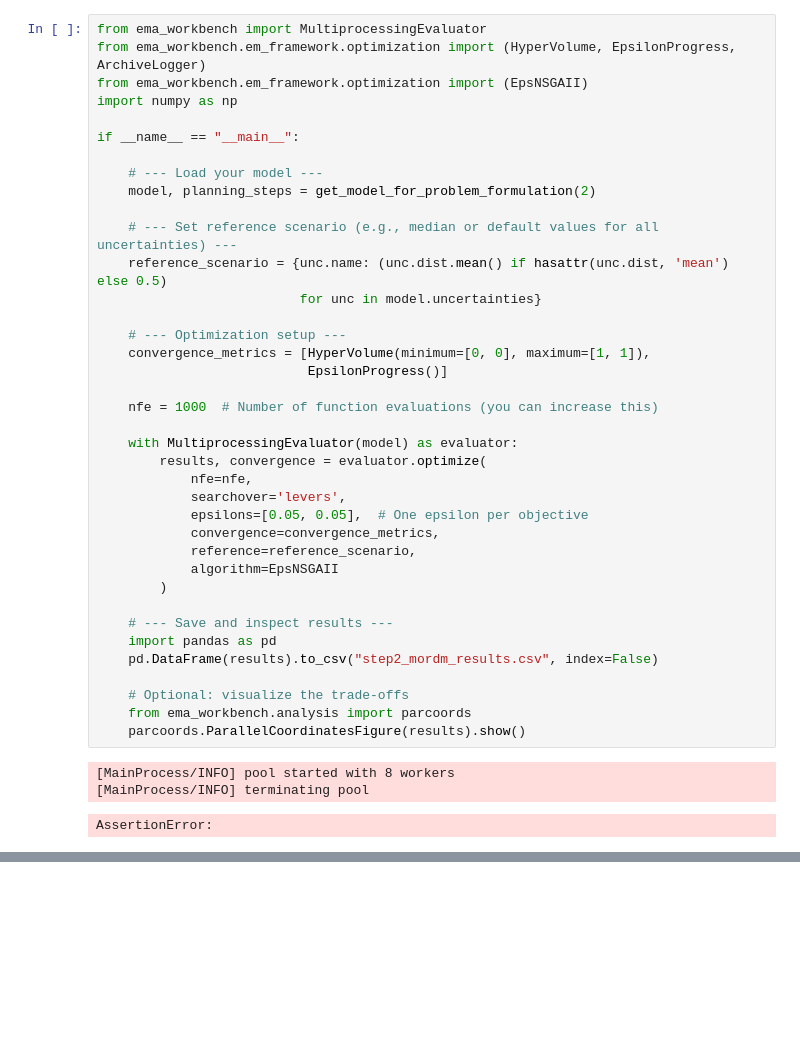
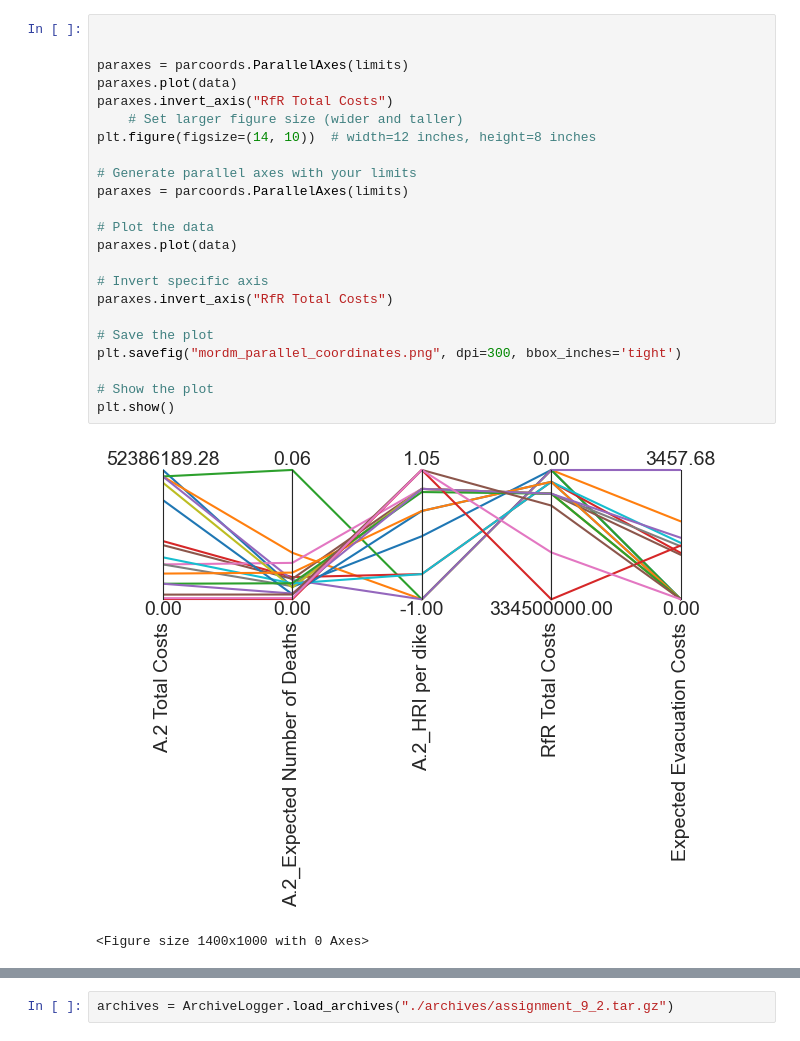
Before and after one commit to jmcbeelen/EPA141A, a Jupyter notebook: final assignment/MORDM.ipynb, the cells around one changed output, grey strips where cells are left out. Cells and saved outputs as stored; diff of their text form; blank space fills up the shorter version.

```diff
--- a/final assignment/MORDM.ipynb
+++ b/final assignment/MORDM.ipynb
@@ -1,42 +113,26 @@
 # %%
-from ema_workbench import MultiprocessingEvaluator
-from ema_workbench.em_framework.optimization import (HyperVolume, EpsilonProgress, ArchiveLogger)
-from ema_workbench.em_framework.optimization import (EpsNSGAII)
-import numpy as np
 
-if __name__ == "__main__":
 
-    # --- Load your model ---
-    model, planning_steps = get_model_for_problem_formulation(2)
+paraxes = parcoords.ParallelAxes(limits)
+paraxes.plot(data)
+paraxes.invert_axis("RfR Total Costs")
+    # Set larger figure size (wider and taller)
+plt.figure(figsize=(14, 10))  # width=12 inches, height=8 inches
 
-    # --- Set reference scenario (e.g., median or default values for all uncertainties) ---
-    reference_scenario = {unc.name: (unc.dist.mean() if hasattr(unc.dist, 'mean') else 0.5)
-                          for unc in model.uncertainties}
+# Generate parallel axes with your limits
+paraxes = parcoords.ParallelAxes(limits)
 
-    # --- Optimization setup ---
-    convergence_metrics = [HyperVolume(minimum=[0, 0], maximum=[1, 1]),
-                           EpsilonProgress()]
+# Plot the data
+paraxes.plot(data)
 
-    nfe = 1000  # Number of function evaluations (you can increase this)
+# Invert specific axis
+paraxes.invert_axis("RfR Total Costs")
 
-    with MultiprocessingEvaluator(model) as evaluator:
-        results, convergence = evaluator.optimize(
-            nfe=nfe,
-            searchover='levers',
-            epsilons=[0.05, 0.05],  # One epsilon per objective
-            convergence=convergence_metrics,
-            reference=reference_scenario,
-            algorithm=EpsNSGAII
-        )
+# Save the plot
+plt.savefig("mordm_parallel_coordinates.png", dpi=300, bbox_inches='tight')
 
-    # --- Save and inspect results ---
-    import pandas as pd
-    pd.DataFrame(results).to_csv("step2_mordm_results.csv", index=False)
-
-    # Optional: visualize the trade-offs
-    from ema_workbench.analysis import parcoords
-    parcoords.ParallelCoordinatesFigure(results).show()
+# Show the plot
+plt.show()
 # %% [output]
+[figure, added]
-[MainProcess/INFO] pool started with 8 workers
-[MainProcess/INFO] terminating pool
+<Figure size 1400x1000 with 0 Axes>
-AssertionError:
@@ -42,0 +140,2 @@ AssertionError:
+# %%
+archives = ArchiveLogger.load_archives("./archives/assignment_9_2.tar.gz")
```
Also changed, not shown: parts of 15 cells of this notebook, 7 other files.
